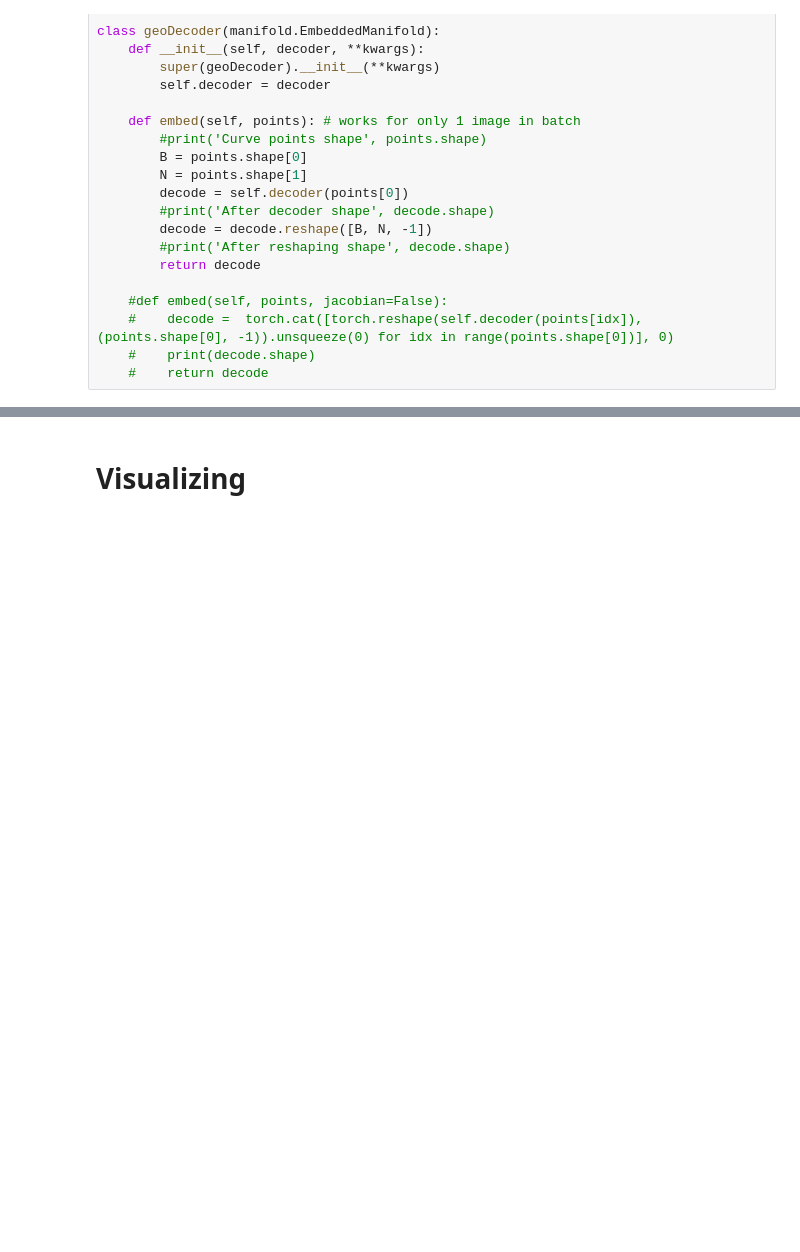
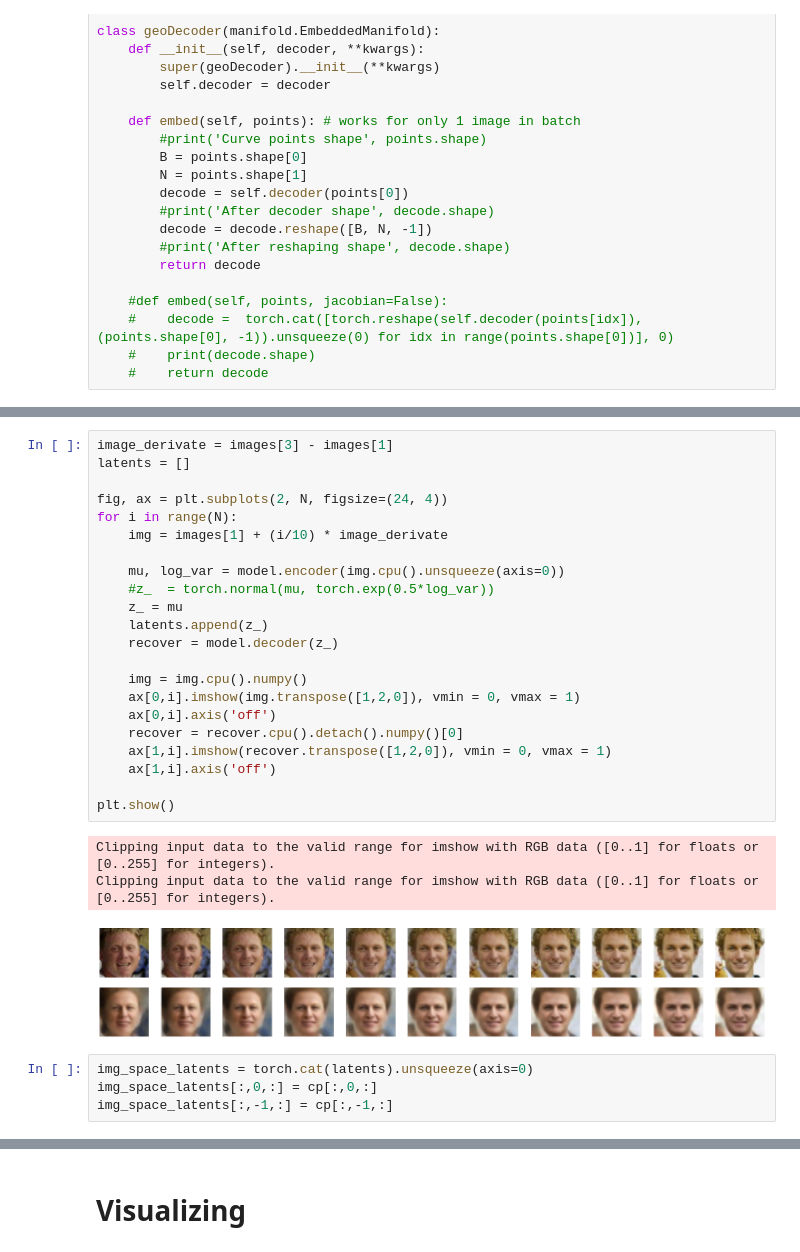
Before and after one commit to aliicee3/LOGML2021-Learning-Latent-Geometries, a Jupyter notebook: ConvVAE/ConvVAE.ipynb, the cells around one changed output, grey strips where cells are left out. Drawn from its saved outputs; the diff is of its cells as text; blank space fills up the shorter version.

```diff
--- a/ConvVAE/ConvVAE.ipynb
+++ b/ConvVAE/ConvVAE.ipynb
@@ -304,4 +305,34 @@ Clipping input data to the valid range for imshow with RGB data ([0..1] for floa
 [figure]
+# %%
+image_derivate = images[3] - images[1]
+latents = []
+
+fig, ax = plt.subplots(2, N, figsize=(24, 4))
+for i in range(N):
+    img = images[1] + (i/10) * image_derivate
+
+    mu, log_var = model.encoder(img.cpu().unsqueeze(axis=0))
+    #z_  = torch.normal(mu, torch.exp(0.5*log_var))
+    z_ = mu
+    latents.append(z_)
+    recover = model.decoder(z_)
+
+    img = img.cpu().numpy()
+    ax[0,i].imshow(img.transpose([1,2,0]), vmin = 0, vmax = 1)
+    ax[0,i].axis('off')
+    recover = recover.cpu().detach().numpy()[0]
+    ax[1,i].imshow(recover.transpose([1,2,0]), vmin = 0, vmax = 1)
+    ax[1,i].axis('off')
+
+plt.show()
+# %% [output]
+Clipping input data to the valid range for imshow with RGB data ([0..1] for floats or [0..255] for integers).
+Clipping input data to the valid range for imshow with RGB data ([0..1] for floats or [0..255] for integers).
+[figure, added]
+# %%
+img_space_latents = torch.cat(latents).unsqueeze(axis=0)
+img_space_latents[:,0,:] = cp[:,0,:]
+img_space_latents[:,-1,:] = cp[:,-1,:]
 # %%
 with torch.no_grad():
     dif = z[3] - z[1]
```
Also changed, not shown: parts of 6 cells of this notebook.
